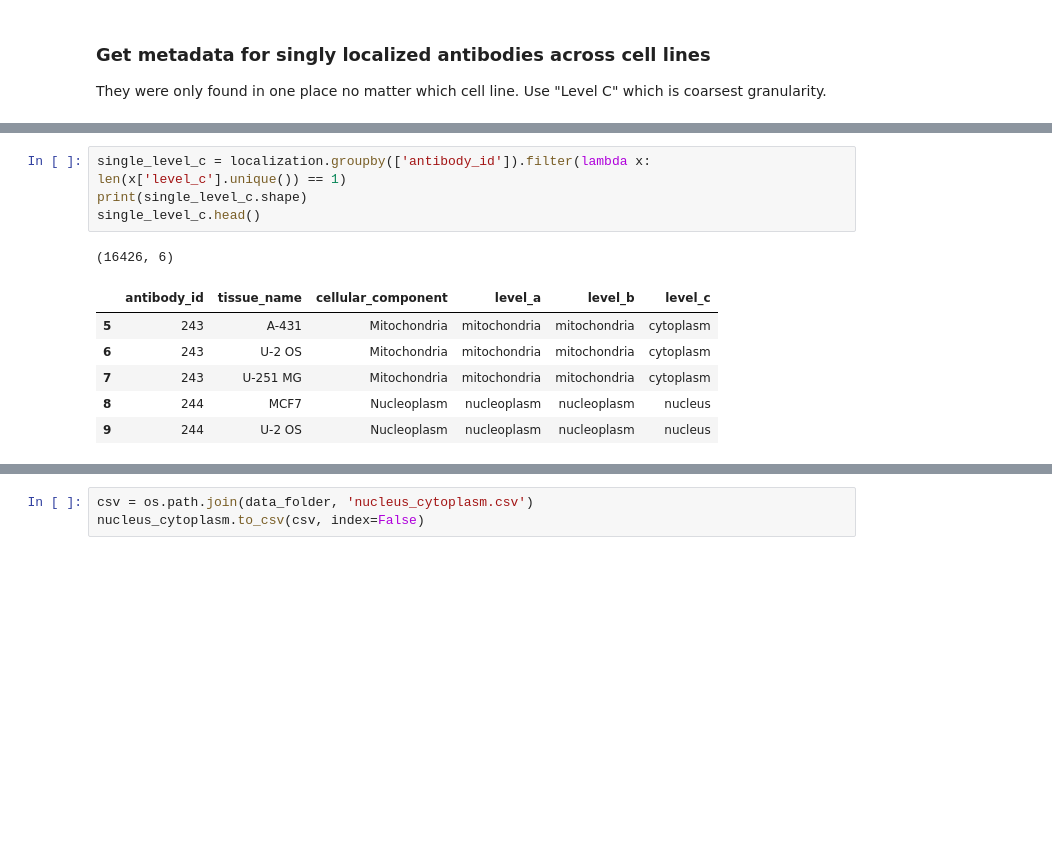
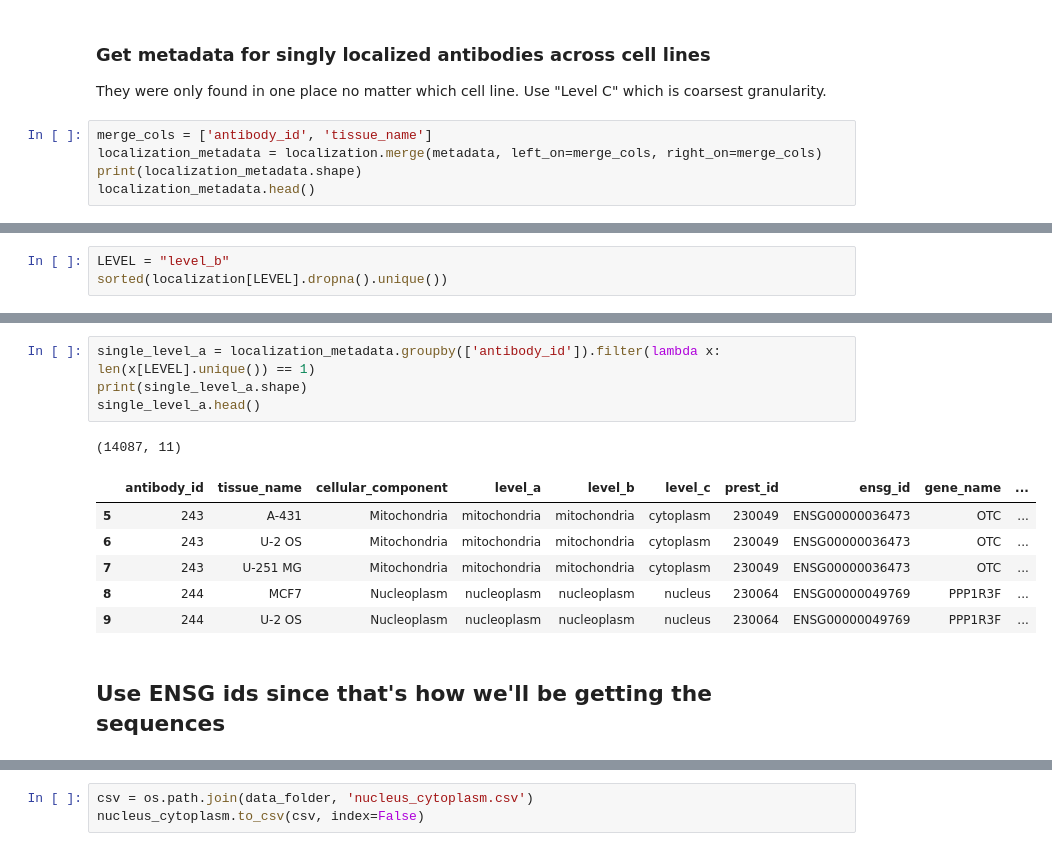
Before and after one commit to czbiohub/sequence-localization, a Jupyter notebook: notebooks/020_get_nucleus_cytoplasm_genes.ipynb, the cells around one changed output, grey strips where cells are left out. Drawn from its saved outputs; the diff is of its cells as text; blank space fills up the shorter version.

Commit message:
Use level B nucleoplasm vs cytosol for test/train

```diff
--- a/notebooks/020_get_nucleus_cytoplasm_genes.ipynb
+++ b/notebooks/020_get_nucleus_cytoplasm_genes.ipynb
@@ -45,3 +45,8 @@ metadata.head()
 ### Get metadata for singly localized antibodies across cell lines
 
 They were only found in one place no matter which cell line. Use "Level C" which is coarsest granularity.
+# %%
+merge_cols = ['antibody_id', 'tissue_name']
+localization_metadata = localization.merge(metadata, left_on=merge_cols, right_on=merge_cols)
+print(localization_metadata.shape)
+localization_metadata.head()
@@ -47,0 +65,3 @@ They were only found in one place no matter which cell line. Use "Level C" which
+# %%
+LEVEL = "level_b"
+sorted(localization[LEVEL].dropna().unique())
@@ -48,12 +85,14 @@ They were only found in one place no matter which cell line. Use "Level C" which
 # %%
-single_level_c = localization.groupby(['antibody_id']).filter(lambda x: len(x['level_c'].unique()) == 1)
-print(single_level_c.shape)
-single_level_c.head()
+single_level_a = localization_metadata.groupby(['antibody_id']).filter(lambda x: len(x[LEVEL].unique()) == 1)
+print(single_level_a.shape)
+single_level_a.head()
 # %% [output]
-(16426, 6)
+(14087, 11)
-|  | antibody_id | tissue_name | cellular_component | level_a | level_b | level_c |
-| 5 | 243 | A-431 | Mitochondria | mitochondria | mitochondria | cytoplasm |
-| 6 | 243 | U-2 OS | Mitochondria | mitochondria | mitochondria | cytoplasm |
-| 7 | 243 | U-251 MG | Mitochondria | mitochondria | mitochondria | cytoplasm |
-| 8 | 244 | MCF7 | Nucleoplasm | nucleoplasm | nucleoplasm | nucleus |
-| 9 | 244 | U-2 OS | Nucleoplasm | nucleoplasm | nucleoplasm | nucleus |
+|  | antibody_id | tissue_name | cellular_component | level_a | level_b | level_c | prest_id | ensg_id | gene_name | ... |
+| 5 | 243 | A-431 | Mitochondria | mitochondria | mitochondria | cytoplasm | 230049 | ENSG00000036473 | OTC | ... |
+| 6 | 243 | U-2 OS | Mitochondria | mitochondria | mitochondria | cytoplasm | 230049 | ENSG00000036473 | OTC | ... |
+| 7 | 243 | U-251 MG | Mitochondria | mitochondria | mitochondria | cytoplasm | 230049 | ENSG00000036473 | OTC | ... |
+| 8 | 244 | MCF7 | Nucleoplasm | nucleoplasm | nucleoplasm | nucleus | 230064 | ENSG00000049769 | PPP1R3F | ... |
+| 9 | 244 | U-2 OS | Nucleoplasm | nucleoplasm | nucleoplasm | nucleus | 230064 | ENSG00000049769 | PPP1R3F | ... |
+# %% [markdown]
+## Use ENSG ids since that's how we'll be getting the sequences
```
Also changed, not shown: parts of 18 cells of this notebook, 22 other files.
